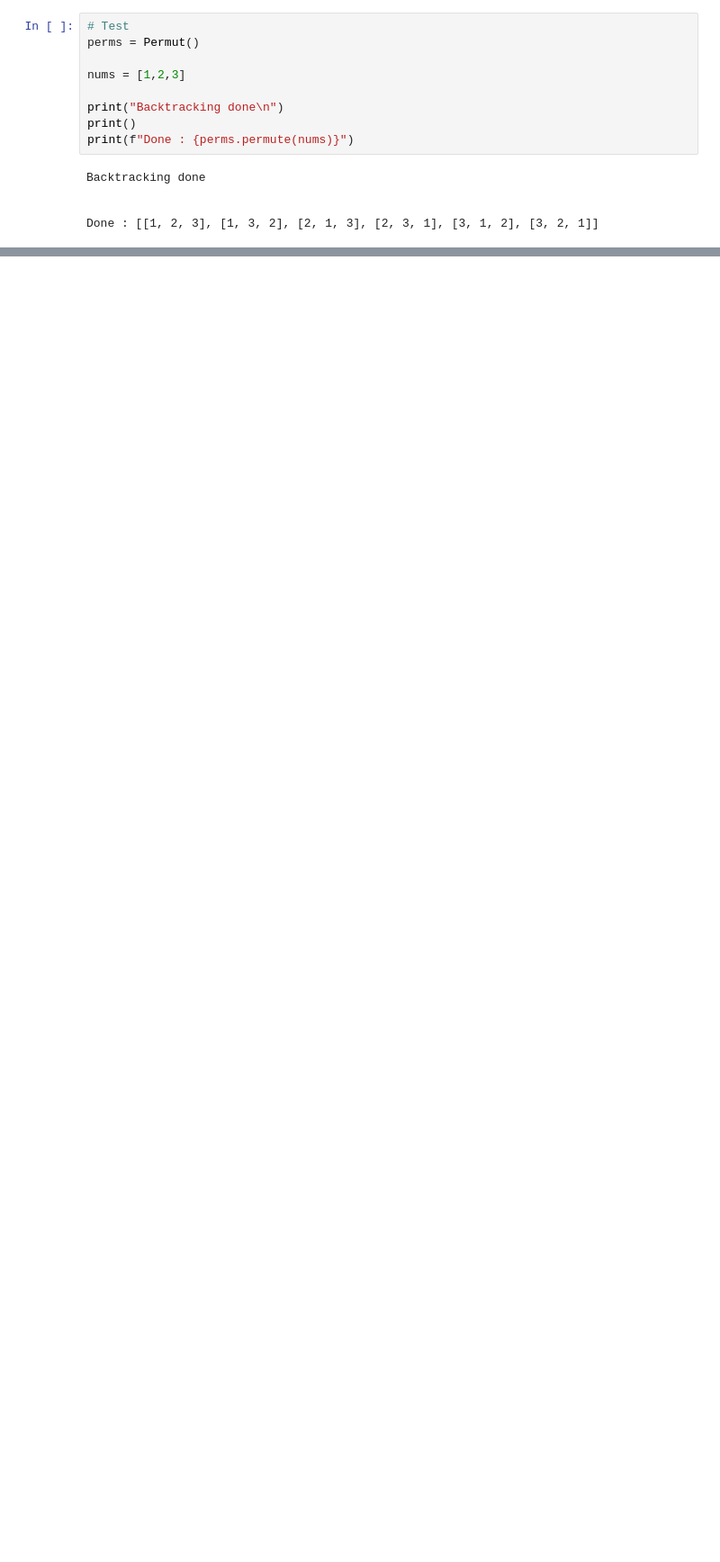
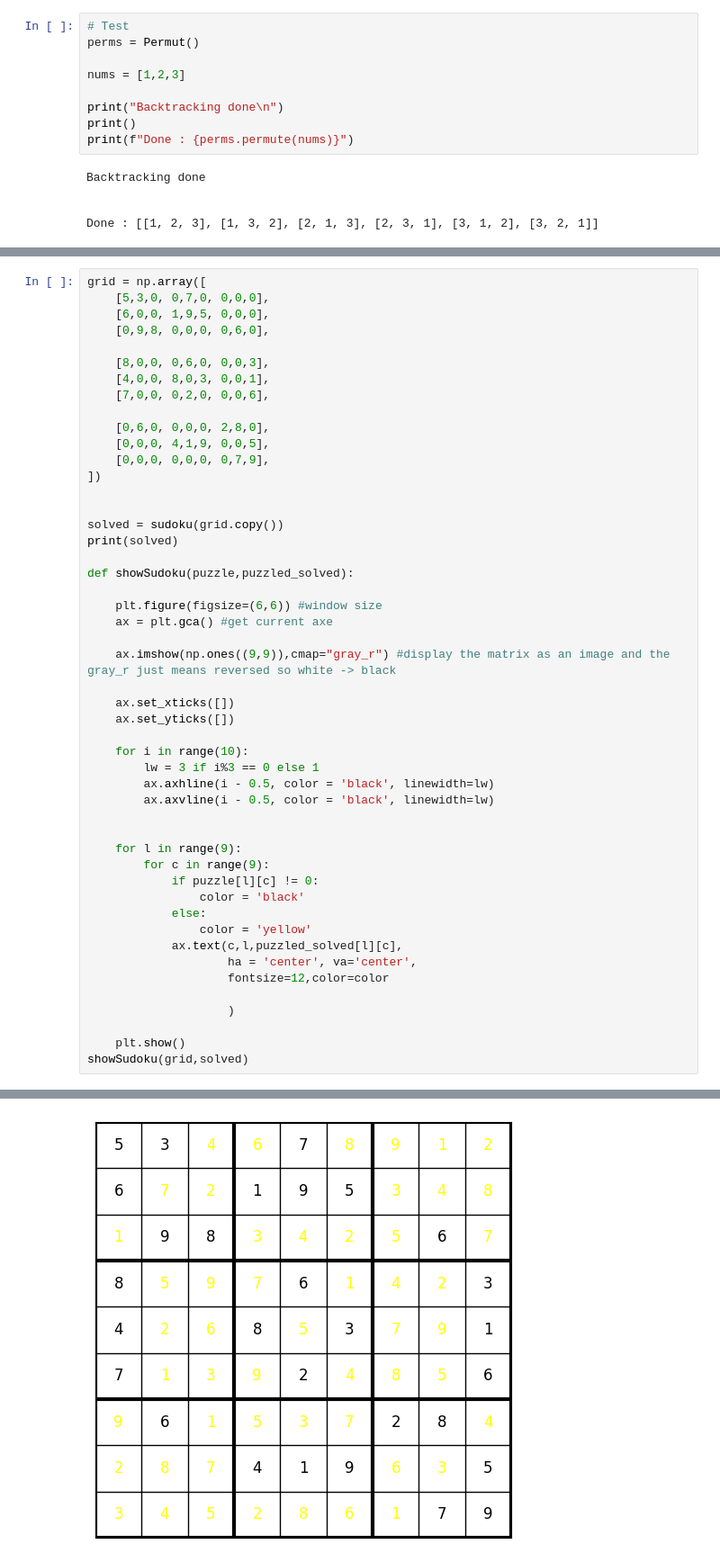
Before and after one commit to MeidiLprog/ML_Models_Implemations, a Jupyter notebook: problems.ipynb, the cells around one changed output, grey strips where cells are left out. Shown: that part at 90% size. Saved outputs shown, nothing was run; the diff lists cells and outputs as text; blank space fills up the shorter version.

Commit message:
sudoku solved with template + plot

```diff
--- a/problems.ipynb
+++ b/problems.ipynb
@@ -233,0 +305,50 @@ Done : [[1, 2, 3], [1, 3, 2], [2, 1, 3], [2, 3, 1], [3, 1, 2], [3, 2, 1]]
+# %%
+grid = np.array([
+    [5,3,0, 0,7,0, 0,0,0],
+    [6,0,0, 1,9,5, 0,0,0],
+    [0,9,8, 0,0,0, 0,6,0],
+
+    [8,0,0, 0,6,0, 0,0,3],
+    [4,0,0, 8,0,3, 0,0,1],
+    [7,0,0, 0,2,0, 0,0,6],
+
+    [0,6,0, 0,0,0, 2,8,0],
+    [0,0,0, 4,1,9, 0,0,5],
+    [0,0,0, 0,0,0, 0,7,9],
+])
+
+
+solved = sudoku(grid.copy())
+print(solved)
+
+def showSudoku(puzzle,puzzled_solved):
+
+    plt.figure(figsize=(6,6)) #window size
+    ax = plt.gca() #get current axe
+
+    ax.imshow(np.ones((9,9)),cmap="gray_r") #display the matrix as an image and the gray_r just means reversed so white -> black
+
+    ax.set_xticks([])
+    ax.set_yticks([])
+
+    for i in range(10):
+        lw = 3 if i%3 == 0 else 1
+        ax.axhline(i - 0.5, color = 'black', linewidth=lw)
+        ax.axvline(i - 0.5, color = 'black', linewidth=lw)
+
+
+    for l in range(9):
+        for c in range(9):
+            if puzzle[l][c] != 0:
+                color = 'black'
+            else:
+                color = 'yellow'
+            ax.text(c,l,puzzled_solved[l][c],
+                    ha = 'center', va='center',
+                    fontsize=12,color=color
+
+                    )
+
+    plt.show()
+showSudoku(grid,solved)
+# %% [output]
@@ -233,0 +364 @@ Done : [[1, 2, 3], [1, 3, 2], [2, 1, 3], [2, 3, 1], [3, 1, 2], [3, 2, 1]]
+[figure, added]
```
Also changed, not shown: parts of 4 cells of this notebook.
